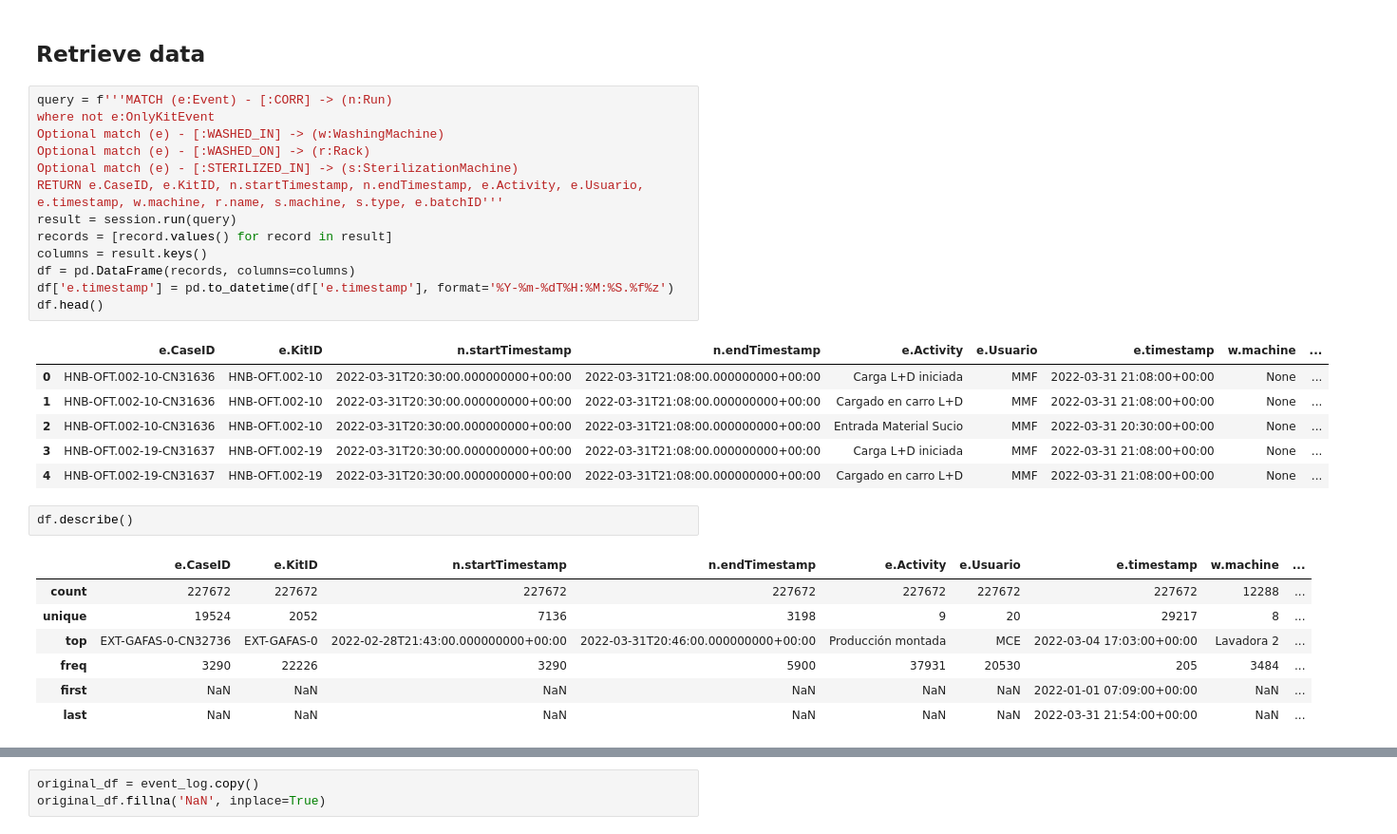
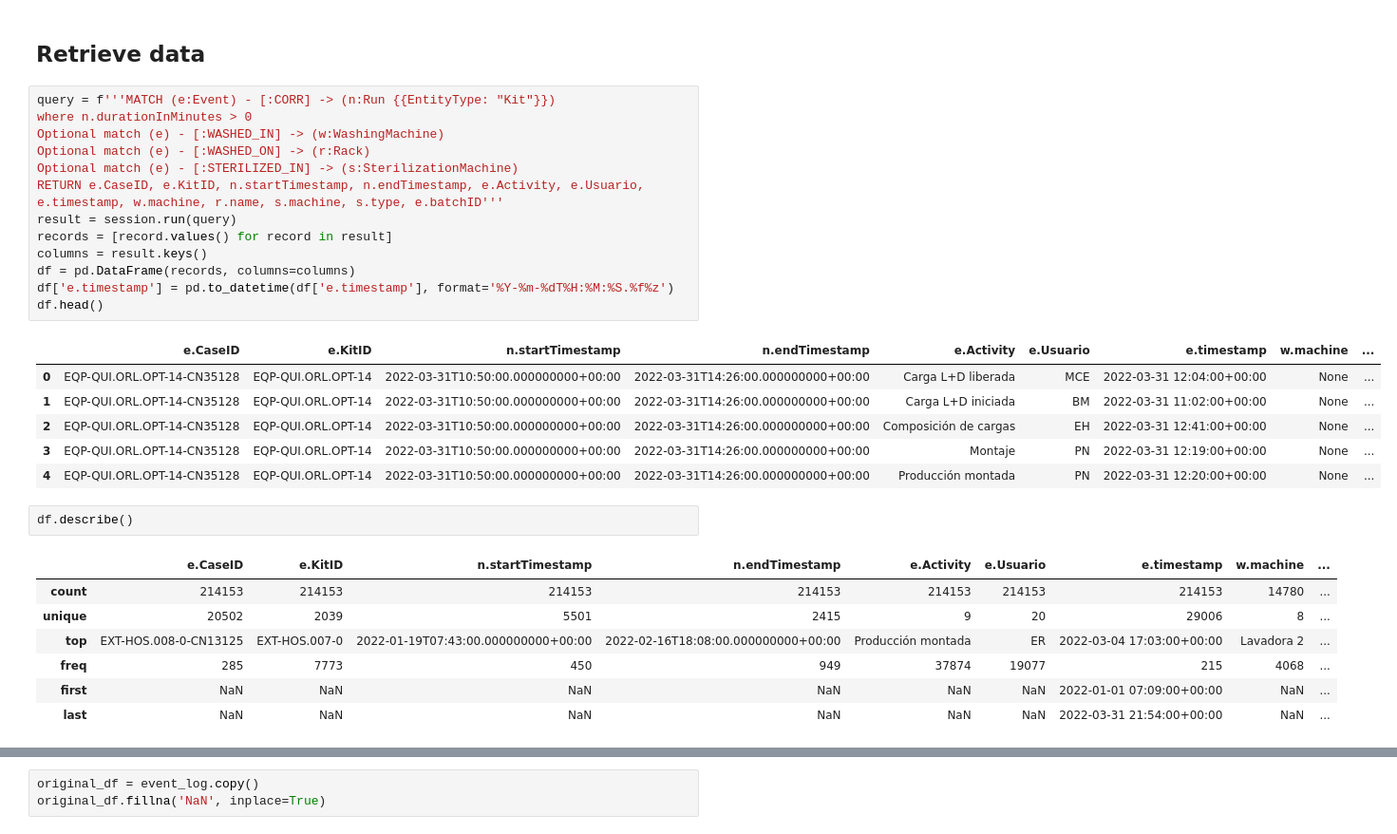
Before and after one commit to abu-sbeit/bdma-thesis, a Jupyter notebook: python/delay_prediction.ipynb, the cells around one changed output, grey strips where cells are left out. Shown at 95% size. Saved outputs shown, nothing was run; the diff lists cells and outputs as text.

```diff
--- a/python/delay_prediction.ipynb
+++ b/python/delay_prediction.ipynb
@@ -33,33 +33,33 @@ session = driver.session()
 # %% [markdown]
 ## Retrieve data
 # %%
-query = f'''MATCH (e:Event) - [:CORR] -> (n:Run)
-where not e:OnlyKitEvent
+query = f'''MATCH (e:Event) - [:CORR] -> (n:Run {{EntityType: "Kit"}})
+where n.durationInMinutes > 0
 Optional match (e) - [:WASHED_IN] -> (w:WashingMachine)
 Optional match (e) - [:WASHED_ON] -> (r:Rack)
 Optional match (e) - [:STERILIZED_IN] -> (s:SterilizationMachine)
 RETURN e.CaseID, e.KitID, n.startTimestamp, n.endTimestamp, e.Activity, e.Usuario, e.timestamp, w.machine, r.name, s.machine, s.type, e.batchID'''
 result = session.run(query)
 records = [record.values() for record in result]
 columns = result.keys()
 df = pd.DataFrame(records, columns=columns)
 df['e.timestamp'] = pd.to_datetime(df['e.timestamp'], format='%Y-%m-%dT%H:%M:%S.%f%z')
 df.head()
 # %% [output]
 |  | e.CaseID | e.KitID | n.startTimestamp | n.endTimestamp | e.Activity | e.Usuario | e.timestamp | w.machine | ... |
-| 0 | HNB-OFT.002-10-CN31636 | HNB-OFT.002-10 | 2022-03-31T20:30:00.000000000+00:00 | 2022-03-31T21:08:00.000000000+00:00 | Carga L+D iniciada | MMF | 2022-03-31 21:08:00+00:00 | None | ... |
-| 1 | HNB-OFT.002-10-CN31636 | HNB-OFT.002-10 | 2022-03-31T20:30:00.000000000+00:00 | 2022-03-31T21:08:00.000000000+00:00 | Cargado en carro L+D | MMF | 2022-03-31 21:08:00+00:00 | None | ... |
-| 2 | HNB-OFT.002-10-CN31636 | HNB-OFT.002-10 | 2022-03-31T20:30:00.000000000+00:00 | 2022-03-31T21:08:00.000000000+00:00 | Entrada Material Sucio | MMF | 2022-03-31 20:30:00+00:00 | None | ... |
-| 3 | HNB-OFT.002-19-CN31637 | HNB-OFT.002-19 | 2022-03-31T20:30:00.000000000+00:00 | 2022-03-31T21:08:00.000000000+00:00 | Carga L+D iniciada | MMF | 2022-03-31 21:08:00+00:00 | None | ... |
-| 4 | HNB-OFT.002-19-CN31637 | HNB-OFT.002-19 | 2022-03-31T20:30:00.000000000+00:00 | 2022-03-31T21:08:00.000000000+00:00 | Cargado en carro L+D | MMF | 2022-03-31 21:08:00+00:00 | None | ... |
+| 0 | EQP-QUI.ORL.OPT-14-CN35128 | EQP-QUI.ORL.OPT-14 | 2022-03-31T10:50:00.000000000+00:00 | 2022-03-31T14:26:00.000000000+00:00 | Carga L+D liberada | MCE | 2022-03-31 12:04:00+00:00 | None | ... |
+| 1 | EQP-QUI.ORL.OPT-14-CN35128 | EQP-QUI.ORL.OPT-14 | 2022-03-31T10:50:00.000000000+00:00 | 2022-03-31T14:26:00.000000000+00:00 | Carga L+D iniciada | BM | 2022-03-31 11:02:00+00:00 | None | ... |
+| 2 | EQP-QUI.ORL.OPT-14-CN35128 | EQP-QUI.ORL.OPT-14 | 2022-03-31T10:50:00.000000000+00:00 | 2022-03-31T14:26:00.000000000+00:00 | Composición de cargas | EH | 2022-03-31 12:41:00+00:00 | None | ... |
+| 3 | EQP-QUI.ORL.OPT-14-CN35128 | EQP-QUI.ORL.OPT-14 | 2022-03-31T10:50:00.000000000+00:00 | 2022-03-31T14:26:00.000000000+00:00 | Montaje | PN | 2022-03-31 12:19:00+00:00 | None | ... |
+| 4 | EQP-QUI.ORL.OPT-14-CN35128 | EQP-QUI.ORL.OPT-14 | 2022-03-31T10:50:00.000000000+00:00 | 2022-03-31T14:26:00.000000000+00:00 | Producción montada | PN | 2022-03-31 12:20:00+00:00 | None | ... |
 # %%
 df.describe()
 # %% [output]
 |  | e.CaseID | e.KitID | n.startTimestamp | n.endTimestamp | e.Activity | e.Usuario | e.timestamp | w.machine | ... |
-| count | 227672 | 227672 | 227672 | 227672 | 227672 | 227672 | 227672 | 12288 | ... |
-| unique | 19524 | 2052 | 7136 | 3198 | 9 | 20 | 29217 | 8 | ... |
-| top | EXT-GAFAS-0-CN32736 | EXT-GAFAS-0 | 2022-02-28T21:43:00.000000000+00:00 | 2022-03-31T20:46:00.000000000+00:00 | Producción montada | MCE | 2022-03-04 17:03:00+00:00 | Lavadora 2 | ... |
-| freq | 3290 | 22226 | 3290 | 5900 | 37931 | 20530 | 205 | 3484 | ... |
+| count | 214153 | 214153 | 214153 | 214153 | 214153 | 214153 | 214153 | 14780 | ... |
+| unique | 20502 | 2039 | 5501 | 2415 | 9 | 20 | 29006 | 8 | ... |
+| top | EXT-HOS.008-0-CN13125 | EXT-HOS.007-0 | 2022-01-19T07:43:00.000000000+00:00 | 2022-02-16T18:08:00.000000000+00:00 | Producción montada | ER | 2022-03-04 17:03:00+00:00 | Lavadora 2 | ... |
+| freq | 285 | 7773 | 450 | 949 | 37874 | 19077 | 215 | 4068 | ... |
 | first | NaN | NaN | NaN | NaN | NaN | NaN | 2022-01-01 07:09:00+00:00 | NaN | ... |
 | last | NaN | NaN | NaN | NaN | NaN | NaN | 2022-03-31 21:54:00+00:00 | NaN | ... |
 # %%
```
Also changed, not shown: parts of 20 cells of this notebook, 17 other files.
